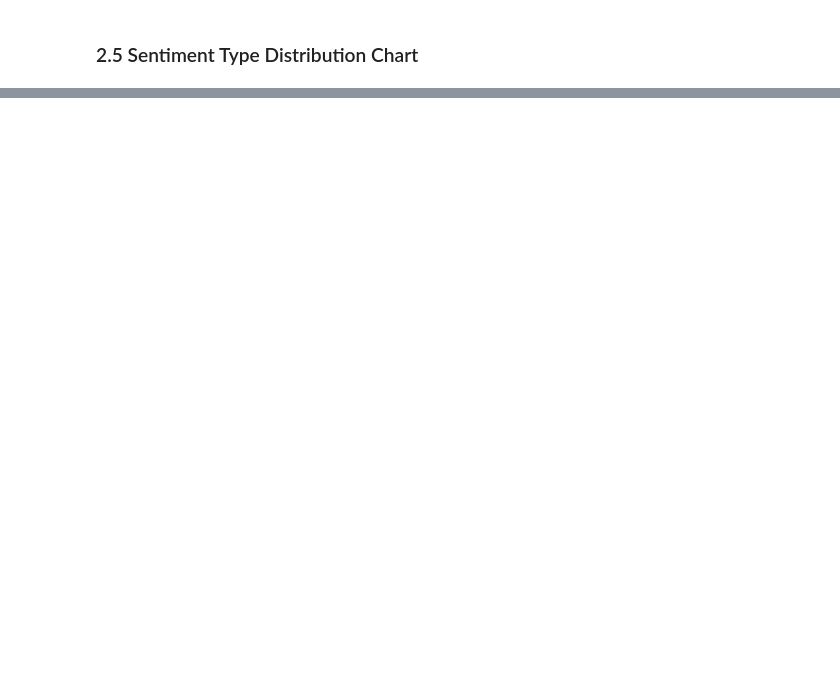
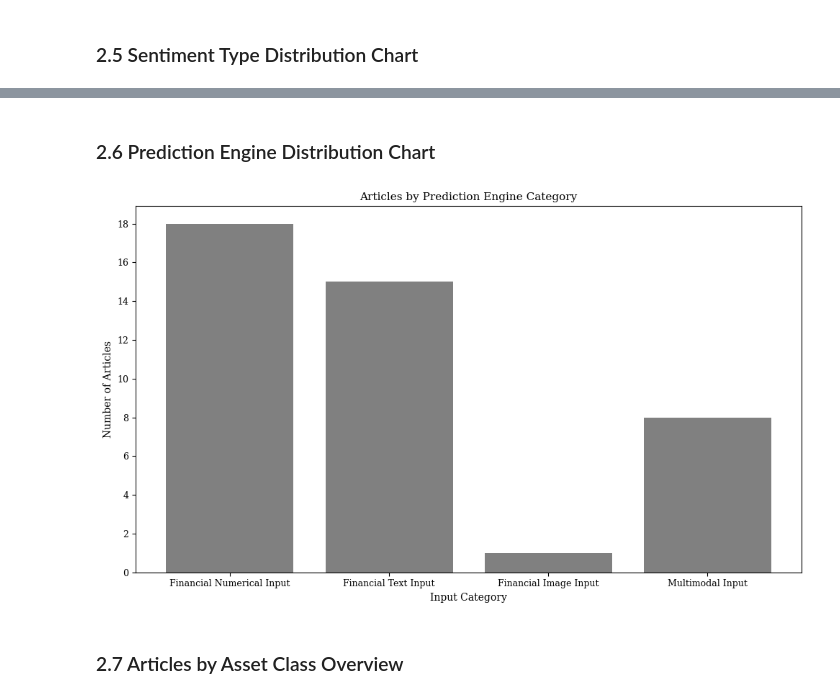
Before and after one commit to sondrehaneberg/literature-review, a Jupyter notebook: Analysis/Analysis.ipynb, the cells around one changed output, grey strips where cells are left out. Cells and saved outputs as stored; diff of their text form; code cells hidden in the pictures; blank space fills up the shorter version.

```diff
--- a/Analysis/Analysis.ipynb
+++ b/Analysis/Analysis.ipynb
@@ -469,0 +503,61 @@ plt.show()
+# %% [markdown]
+### 2.6 Prediction Engine Distribution Chart
+# %%
+import matplotlib.pyplot as plt
+from collections import Counter
+from matplotlib.ticker import MaxNLocator
+
+
+# Tillatte kategorier (som i bildet)
+allowed = {
+    "Financial Numerical Input",
+    "Financial Text Input",
+    "Financial Image Input",
+    "Multimodal Input",
+}
+
+# 1. Kolonnen
+col = "Type Prediction Engine"
+
+# 2. Split hver celle og behold kun allowed-kategoriene
+all_values = []
+
+for cell in final_articles_df[col].fillna(""):
+    items = [v.strip() for v in cell.split(",") if v.strip() != ""]
+    filtered = [v for v in items if v in allowed]
+    all_values.extend(filtered)
+
+# 3. Tell
+counts = Counter(all_values)
+
+# 4. Klargjør data (behold rekkefølge som i bildet)
+labels = [
+    "Financial Numerical Input",
+    "Financial Text Input",
+    "Financial Image Input",
+    "Multimodal Input",
+]
+
+values = [counts[label] for label in labels]
+positions = range(len(labels))
+
+# 5. Plot
+fig, ax = plt.subplots(figsize=(10, 6))
+ax.bar(positions, values, color="gray", width=0.8)
+
+ax.set_xticks(list(positions))
+ax.set_xticklabels(labels, rotation=0, ha="center")
+ax.set_xlabel("Input Category")
+ax.set_ylabel("Number of Articles")
+ax.set_title("Articles by Prediction Engine Category")
+ax.set_ylim(bottom=0)
+
+ax.yaxis.set_major_locator(MaxNLocator(integer=True))
+
+
+plt.tight_layout()
+plt.show()
+# %% [output]
+[figure, added]
+# %% [markdown]
+### 2.7 Articles by Asset Class Overview
```
Also changed, not shown: parts of 19 cells of this notebook, 4 other files.
